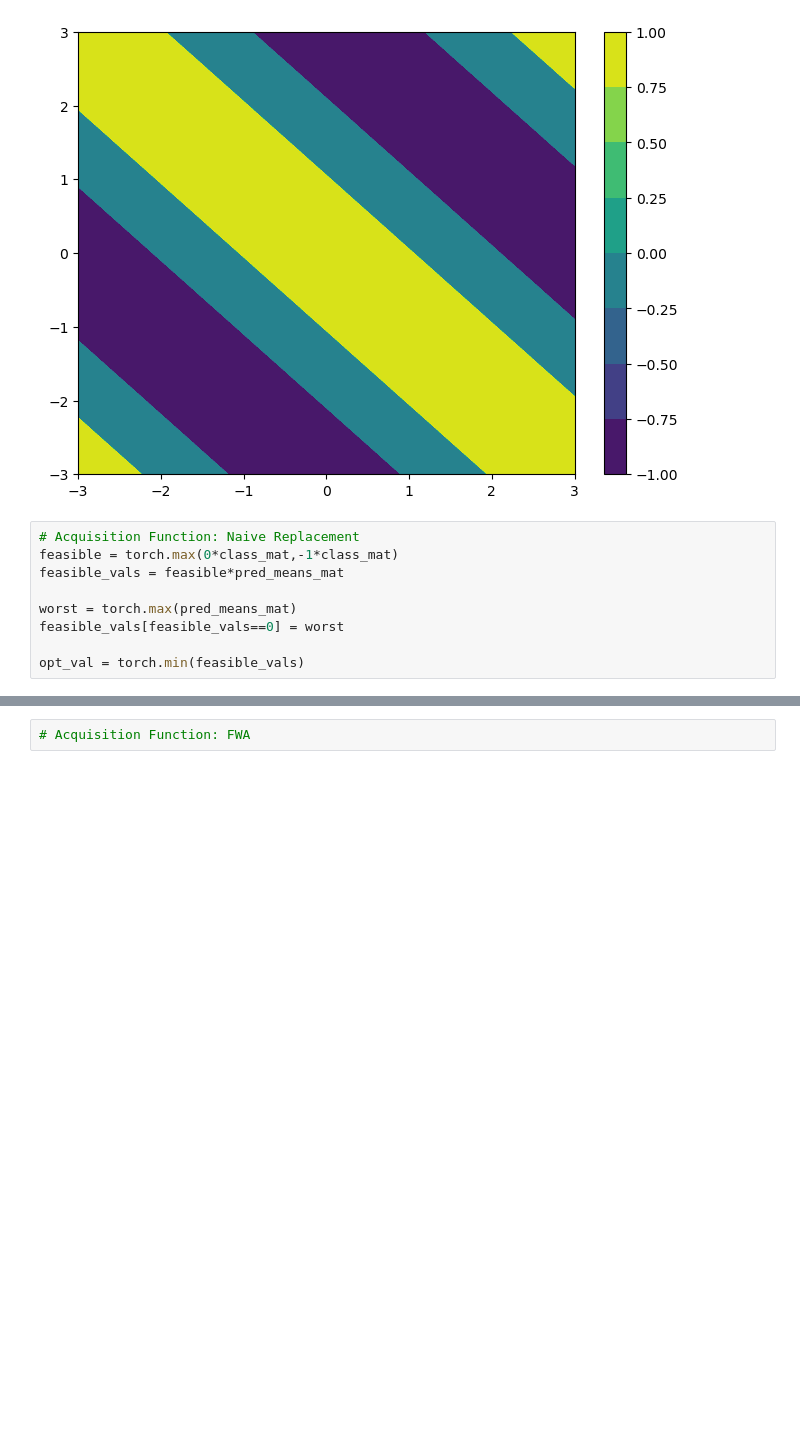
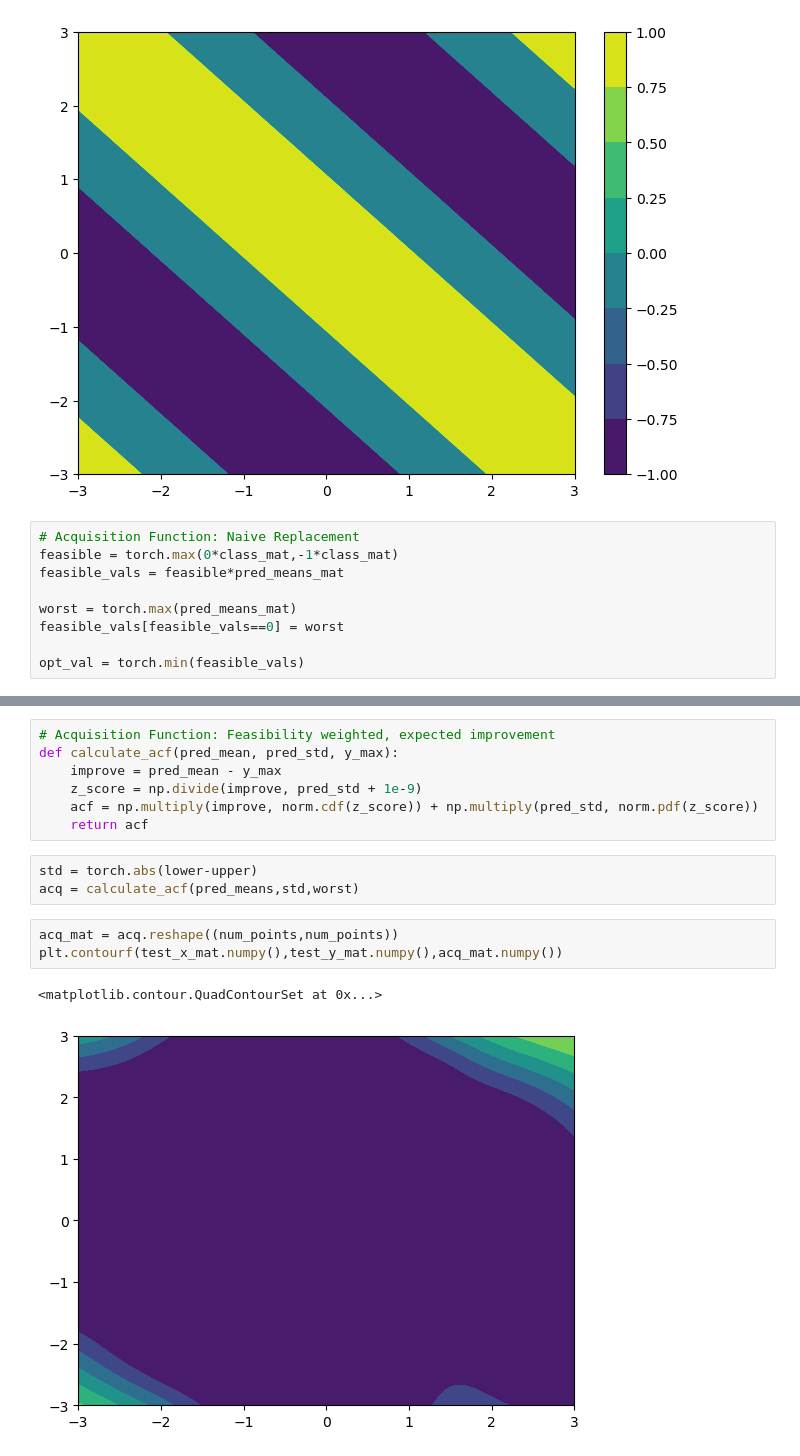
Before and after one commit to gourav-k/sprayable-hydrogels, a Jupyter notebook: Toy_problem/gpytorch_regression_toyProblem.ipynb, the cells around one changed output, grey strips where cells are left out. Cells and saved outputs as stored; diff of their text form; blank space fills up the shorter version.

```diff
--- a/Toy_problem/gpytorch_regression_toyProblem.ipynb
+++ b/Toy_problem/gpytorch_regression_toyProblem.ipynb
@@ -179,2 +179,16 @@ plt.contourf(test_x_mat.numpy(),test_y_mat.numpy(),feasible_vals.numpy())
-# %%
-# Acquisition Function: FWA
+# %%
+# Acquisition Function: Feasibility weighted, expected improvement
+def calculate_acf(pred_mean, pred_std, y_max):
+    improve = pred_mean - y_max
+    z_score = np.divide(improve, pred_std + 1e-9)
+    acf = np.multiply(improve, norm.cdf(z_score)) + np.multiply(pred_std, norm.pdf(z_score))
+    return acf
+# %%
+std = torch.abs(lower-upper)
+acq = calculate_acf(pred_means,std,worst)
+# %%
+acq_mat = acq.reshape((num_points,num_points))
+plt.contourf(test_x_mat.numpy(),test_y_mat.numpy(),acq_mat.numpy())
+# %% [output]
+<matplotlib.contour.QuadContourSet at 0x...>
+[figure, added]
```
Also changed, not shown: parts of 8 cells of this notebook.
